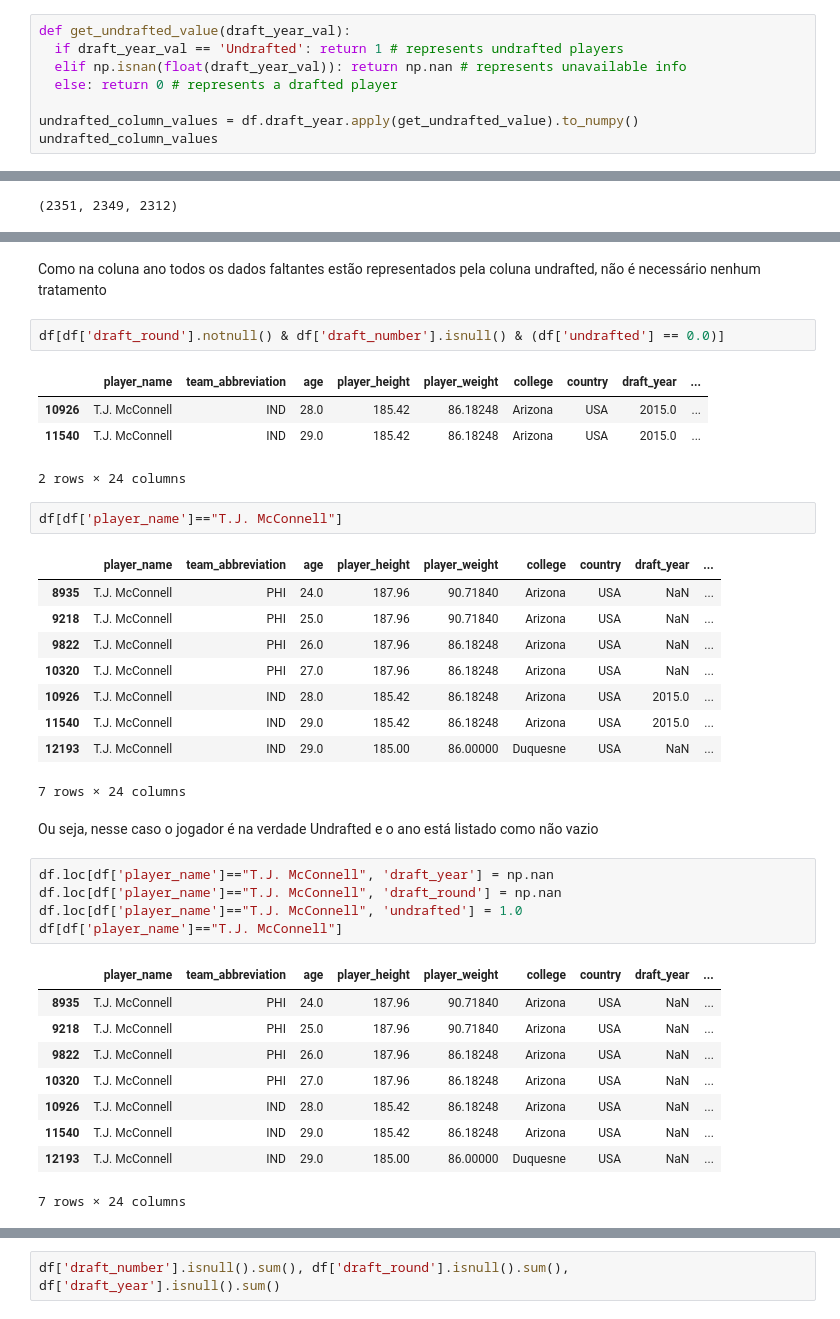
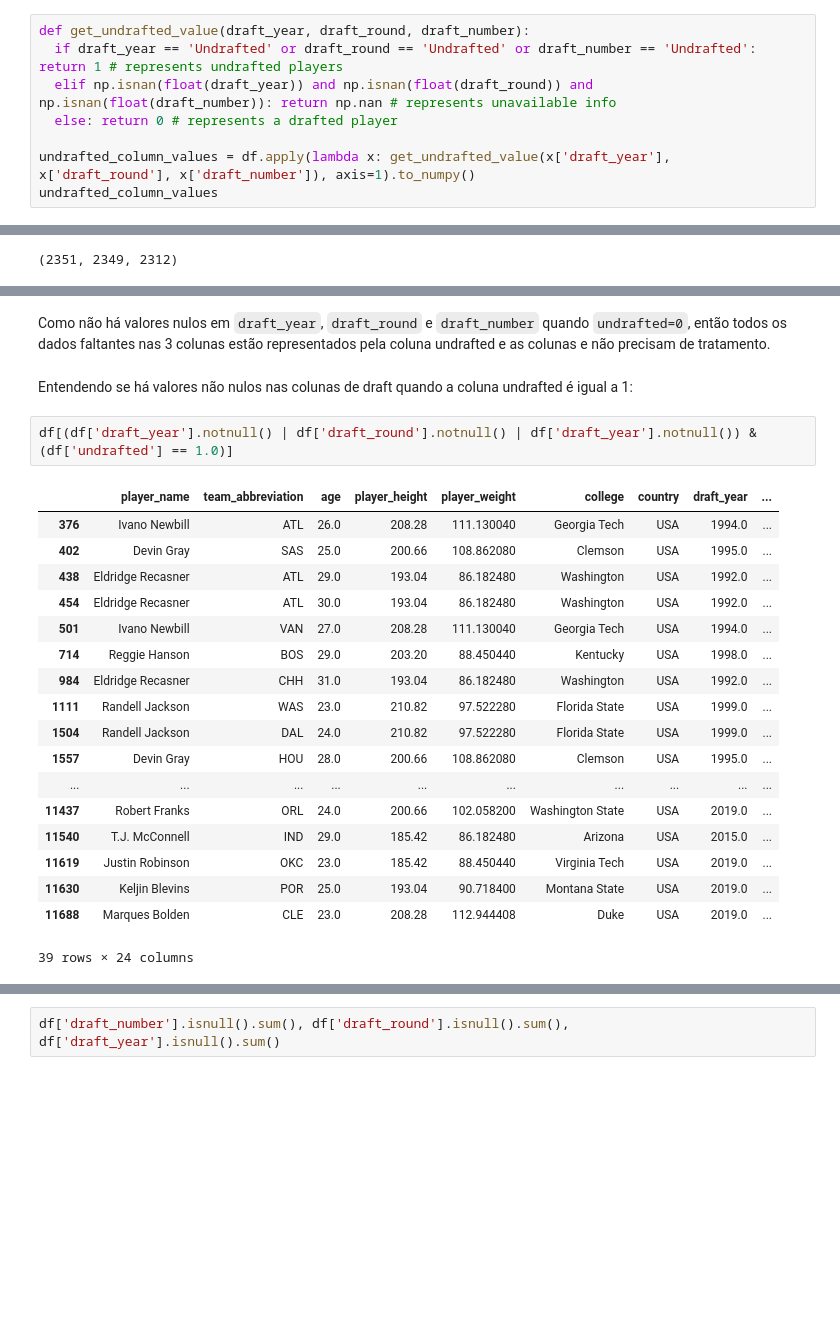
Before and after one commit to tta13/NBA-data-analysis, a Jupyter notebook: code.ipynb, the cells around one changed output, grey strips where cells are left out. Cells and saved outputs as stored; diff of their text form; blank space fills up the shorter version.

Commit message:
Fix type definition with (undrafted) and related missing data

```diff
--- a/code.ipynb
+++ b/code.ipynb
@@ -638,12 +640,12 @@ print(df.draft_year.unique(), '\n\n', df.draft_round.unique(), '\n\n', df.draft_
 # %% [markdown]
 Criação de nova coluna binária undrafted
 # %%
-def get_undrafted_value(draft_year_val):
-  if draft_year_val == 'Undrafted': return 1 # represents undrafted players
-  elif np.isnan(float(draft_year_val)): return np.nan # represents unavailable info
+def get_undrafted_value(draft_year, draft_round, draft_number):
+  if draft_year == 'Undrafted' or draft_round == 'Undrafted' or draft_number == 'Undrafted': return 1 # represents undrafted players
+  elif np.isnan(float(draft_year)) and np.isnan(float(draft_round)) and np.isnan(float(draft_number)): return np.nan # represents unavailable info
   else: return 0 # represents a drafted player
 
-undrafted_column_values = df.draft_year.apply(get_undrafted_value).to_numpy()
+undrafted_column_values = df.apply(lambda x: get_undrafted_value(x['draft_year'], x['draft_round'], x['draft_number']), axis=1).to_numpy()
 undrafted_column_values
 # %% [output]
 array([ 0.,  0.,  1., ..., nan,  0.,  0.])
@@ -864,40 +868,27 @@ df[df['draft_year'].isnull() & (df['undrafted'] == 0.0)]
 |  | player_name | team_abbreviation | age | player_height | player_weight | college | country | draft_year | ... |
 0 rows × 24 columns
 # %% [markdown]
-Como na coluna ano todos os dados faltantes estão representados pela coluna undrafted, não é necessário nenhum tratamento
+Como não há valores nulos em `draft_year`, `draft_round` e `draft_number` quando `undrafted=0`, então todos os dados faltantes nas 3 colunas estão representados pela coluna undrafted e as colunas e não precisam de tratamento.
+# %% [markdown]
+Entendendo se há valores não nulos nas colunas de draft quando a coluna undrafted é igual a 1:
 # %%
-df[df['draft_round'].notnull() & df['draft_number'].isnull() & (df['undrafted'] == 0.0)]
+df[(df['draft_year'].notnull() | df['draft_round'].notnull() | df['draft_year'].notnull()) & (df['undrafted'] == 1.0)]
 # %% [output]
 |  | player_name | team_abbreviation | age | player_height | player_weight | college | country | draft_year | ... |
-| 10926 | T.J. McConnell | IND | 28.0 | 185.42 | 86.18248 | Arizona | USA | 2015.0 | ... |
-| 11540 | T.J. McConnell | IND | 29.0 | 185.42 | 86.18248 | Arizona | USA | 2015.0 | ... |
+| 376 | Ivano Newbill | ATL | 26.0 | 208.28 | 111.130040 | Georgia Tech | USA | 1994.0 | ... |
+| 402 | Devin Gray | SAS | 25.0 | 200.66 | 108.862080 | Clemson | USA | 1995.0 | ... |
+| 438 | Eldridge Recasner | ATL | 29.0 | 193.04 | 86.182480 | Washington | USA | 1992.0 | ... |
+| 454 | Eldridge Recasner | ATL | 30.0 | 193.04 | 86.182480 | Washington | USA | 1992.0 | ... |
+| 501 | Ivano Newbill | VAN | 27.0 | 208.28 | 111.130040 | Georgia Tech | USA | 1994.0 | ... |
+| 714 | Reggie Hanson | BOS | 29.0 | 203.20 | 88.450440 | Kentucky | USA | 1998.0 | ... |
+| 984 | Eldridge Recasner | CHH | 31.0 | 193.04 | 86.182480 | Washington | USA | 1992.0 | ... |
+| 1111 | Randell Jackson | WAS | 23.0 | 210.82 | 97.522280 | Florida State | USA | 1999.0 | ... |
+| 1504 | Randell Jackson | DAL | 24.0 | 210.82 | 97.522280 | Florida State | USA | 1999.0 | ... |
+| 1557 | Devin Gray | HOU | 28.0 | 200.66 | 108.862080 | Clemson | USA | 1995.0 | ... |
+| ... | ... | ... | ... | ... | ... | ... | ... | ... | ... |
+| 11437 | Robert Franks | ORL | 24.0 | 200.66 | 102.058200 | Washington State | USA | 2019.0 | ... |
+| 11540 | T.J. McConnell | IND | 29.0 | 185.42 | 86.182480 | Arizona | USA | 2015.0 | ... |
+| 11619 | Justin Robinson | OKC | 23.0 | 185.42 | 88.450440 | Virginia Tech | USA | 2019.0 | ... |
+| 11630 | Keljin Blevins | POR | 25.0 | 193.04 | 90.718400 | Montana State | USA | 2019.0 | ... |
+| 11688 | Marques Bolden | CLE | 23.0 | 208.28 | 112.944408 | Duke | USA | 2019.0 | ... |
-2 rows × 24 columns
+39 rows × 24 columns
-# %%
-df[df['player_name']=="T.J. McConnell"]
-# %% [output]
-|  | player_name | team_abbreviation | age | player_height | player_weight | college | country | draft_year | ... |
-| 8935 | T.J. McConnell | PHI | 24.0 | 187.96 | 90.71840 | Arizona | USA | NaN | ... |
-| 9218 | T.J. McConnell | PHI | 25.0 | 187.96 | 90.71840 | Arizona | USA | NaN | ... |
-| 9822 | T.J. McConnell | PHI | 26.0 | 187.96 | 86.18248 | Arizona | USA | NaN | ... |
-| 10320 | T.J. McConnell | PHI | 27.0 | 187.96 | 86.18248 | Arizona | USA | NaN | ... |
-| 10926 | T.J. McConnell | IND | 28.0 | 185.42 | 86.18248 | Arizona | USA | 2015.0 | ... |
-| 11540 | T.J. McConnell | IND | 29.0 | 185.42 | 86.18248 | Arizona | USA | 2015.0 | ... |
-| 12193 | T.J. McConnell | IND | 29.0 | 185.00 | 86.00000 | Duquesne | USA | NaN | ... |
-7 rows × 24 columns
-# %% [markdown]
-Ou seja, nesse caso o jogador é na verdade Undrafted e o ano está listado como não vazio
-# %%
-df.loc[df['player_name']=="T.J. McConnell", 'draft_year'] = np.nan
-df.loc[df['player_name']=="T.J. McConnell", 'draft_round'] = np.nan
-df.loc[df['player_name']=="T.J. McConnell", 'undrafted'] = 1.0
-df[df['player_name']=="T.J. McConnell"]
-# %% [output]
-|  | player_name | team_abbreviation | age | player_height | player_weight | college | country | draft_year | ... |
-| 8935 | T.J. McConnell | PHI | 24.0 | 187.96 | 90.71840 | Arizona | USA | NaN | ... |
-| 9218 | T.J. McConnell | PHI | 25.0 | 187.96 | 90.71840 | Arizona | USA | NaN | ... |
-| 9822 | T.J. McConnell | PHI | 26.0 | 187.96 | 86.18248 | Arizona | USA | NaN | ... |
-| 10320 | T.J. McConnell | PHI | 27.0 | 187.96 | 86.18248 | Arizona | USA | NaN | ... |
-| 10926 | T.J. McConnell | IND | 28.0 | 185.42 | 86.18248 | Arizona | USA | NaN | ... |
-| 11540 | T.J. McConnell | IND | 29.0 | 185.42 | 86.18248 | Arizona | USA | NaN | ... |
-| 12193 | T.J. McConnell | IND | 29.0 | 185.00 | 86.00000 | Duquesne | USA | NaN | ... |
-7 rows × 24 columns
```
Also changed, not shown: parts of 23 cells of this notebook.
